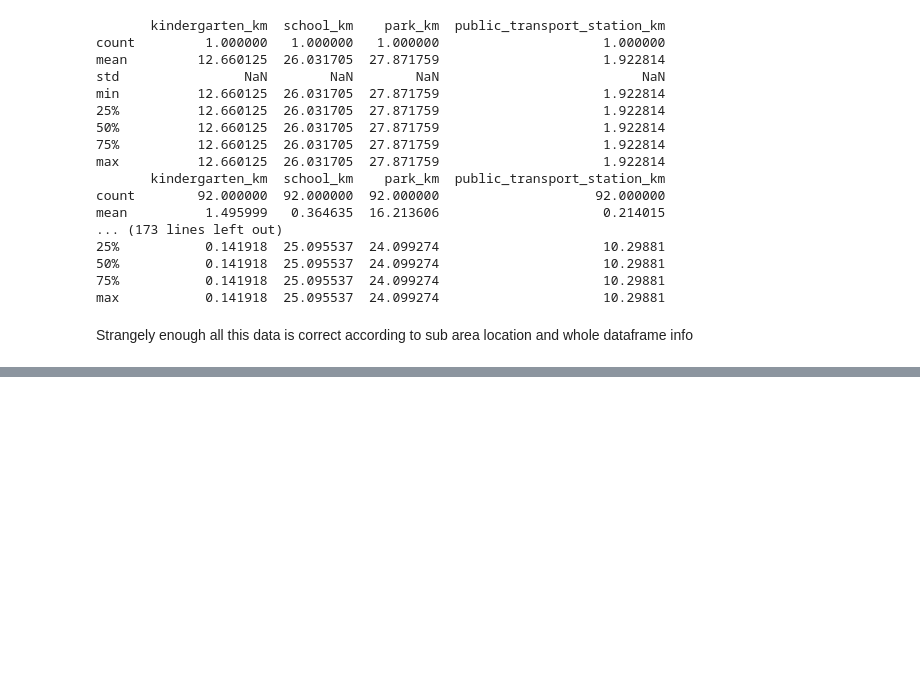
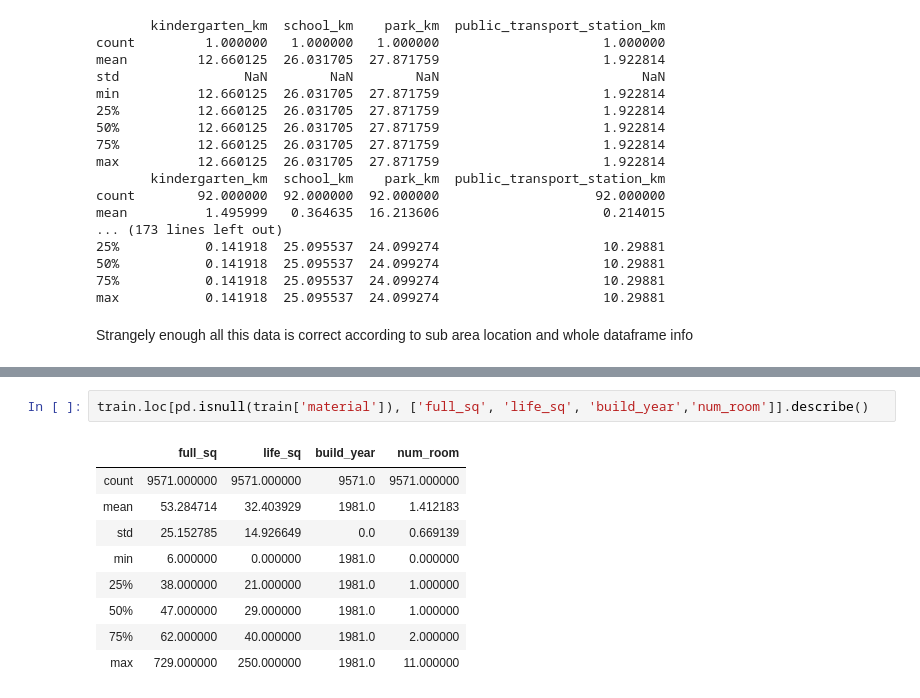
Before and after one commit to Serega6678/Kaggle-Competitions, a Jupyter notebook: Sberbank Russian Housing Market/Secondary_Features_Analysis.ipynb, the cells around one changed output, grey strips where cells are left out. Saved outputs shown, nothing was run; the diff lists cells and outputs as text; blank space fills up the shorter version.

```diff
--- a/Sberbank Russian Housing Market/Secondary_Features_Analysis.ipynb
+++ b/Sberbank Russian Housing Market/Secondary_Features_Analysis.ipynb
@@ -564,0 +593,12 @@ Strangely enough all this data is correct according to sub area location and who
+# %%
+train.loc[pd.isnull(train['material']), ['full_sq', 'life_sq', 'build_year','num_room']].describe()
+# %% [output]
+|  | full_sq | life_sq | build_year | num_room |
+| count | 9571.000000 | 9571.000000 | 9571.0 | 9571.000000 |
+| mean | 53.284714 | 32.403929 | 1981.0 | 1.412183 |
+| std | 25.152785 | 14.926649 | 0.0 | 0.669139 |
+| min | 6.000000 | 0.000000 | 1981.0 | 0.000000 |
+| 25% | 38.000000 | 21.000000 | 1981.0 | 1.000000 |
+| 50% | 47.000000 | 29.000000 | 1981.0 | 1.000000 |
+| 75% | 62.000000 | 40.000000 | 1981.0 | 2.000000 |
+| max | 729.000000 | 250.000000 | 1981.0 | 11.000000 |
```
Also changed, not shown: parts of 13 cells of this notebook.
